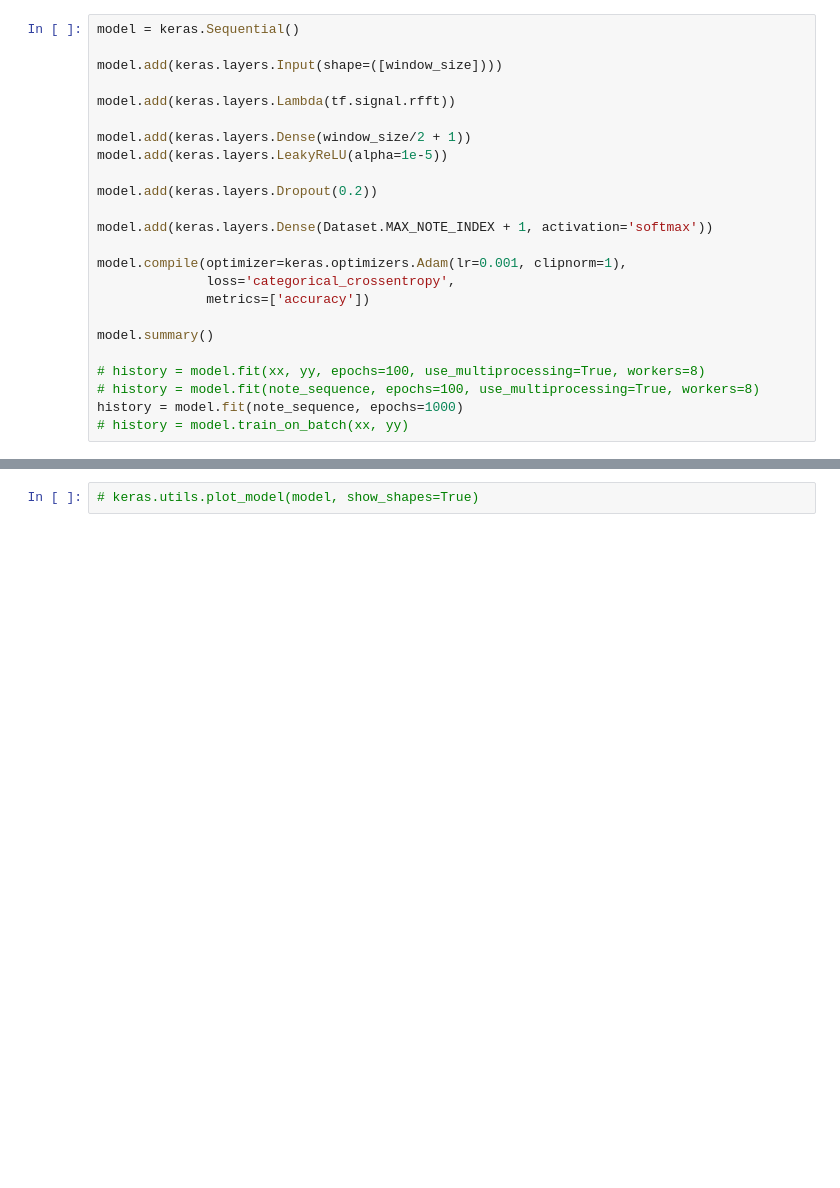
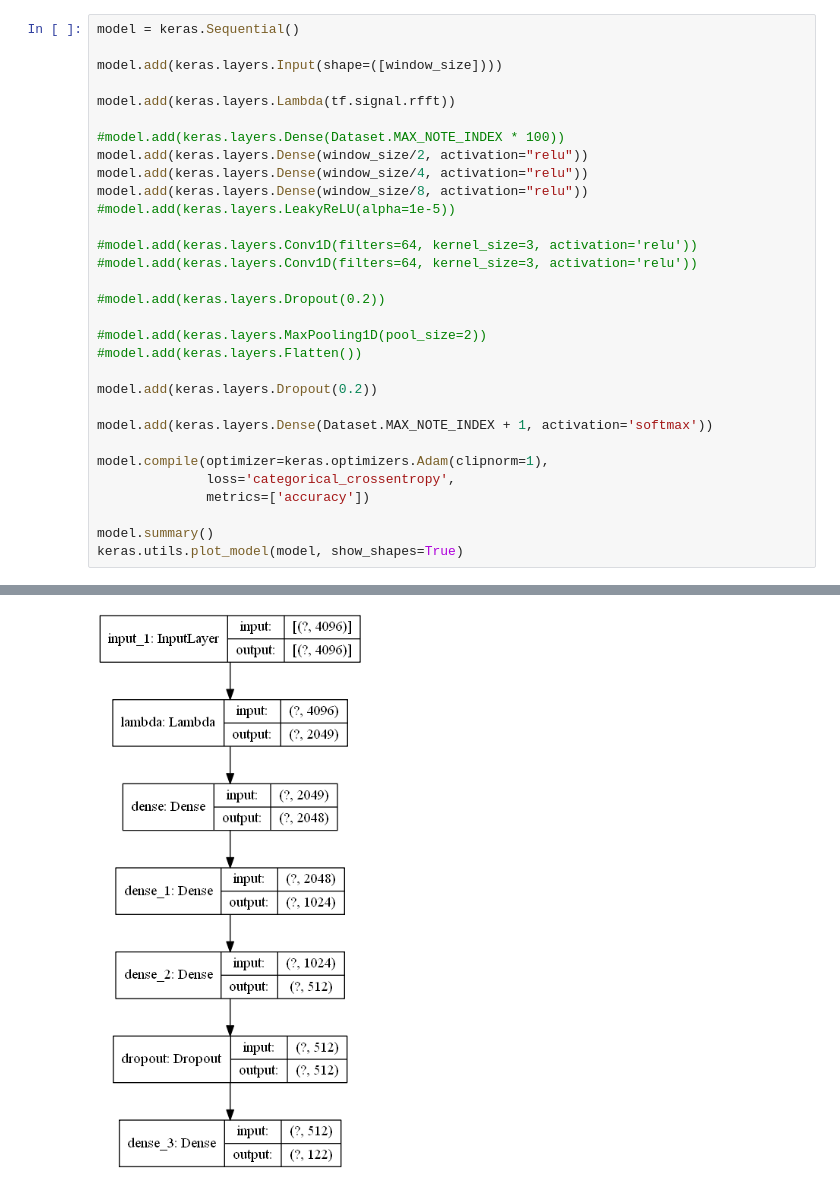
Before and after one commit to gavlock/100-days-of-code, a Jupyter notebook: machine-learning/piano/Model design.ipynb, the cells around one changed output, grey strips where cells are left out. Cells and saved outputs as stored; diff of their text form; blank space fills up the shorter version.

```diff
--- a/machine-learning/piano/Model design.ipynb
+++ b/machine-learning/piano/Model design.ipynb
@@ -50,21 +63,28 @@ model.add(keras.layers.Input(shape=([window_size])))
 
 model.add(keras.layers.Lambda(tf.signal.rfft))
 
-model.add(keras.layers.Dense(window_size/2 + 1))
-model.add(keras.layers.LeakyReLU(alpha=1e-5))
+#model.add(keras.layers.Dense(Dataset.MAX_NOTE_INDEX * 100))
+model.add(keras.layers.Dense(window_size/2, activation="relu"))
+model.add(keras.layers.Dense(window_size/4, activation="relu"))
+model.add(keras.layers.Dense(window_size/8, activation="relu"))
+#model.add(keras.layers.LeakyReLU(alpha=1e-5))
+
+#model.add(keras.layers.Conv1D(filters=64, kernel_size=3, activation='relu'))
+#model.add(keras.layers.Conv1D(filters=64, kernel_size=3, activation='relu'))
+
+#model.add(keras.layers.Dropout(0.2))
+
+#model.add(keras.layers.MaxPooling1D(pool_size=2))
+#model.add(keras.layers.Flatten())
 
 model.add(keras.layers.Dropout(0.2))
 
 model.add(keras.layers.Dense(Dataset.MAX_NOTE_INDEX + 1, activation='softmax'))
 
-model.compile(optimizer=keras.optimizers.Adam(lr=0.001, clipnorm=1),
+model.compile(optimizer=keras.optimizers.Adam(clipnorm=1),
               loss='categorical_crossentropy',
               metrics=['accuracy'])
 
 model.summary()
-
-# history = model.fit(xx, yy, epochs=100, use_multiprocessing=True, workers=8)
-# history = model.fit(note_sequence, epochs=100, use_multiprocessing=True, workers=8)
-history = model.fit(note_sequence, epochs=1000)
-# history = model.train_on_batch(xx, yy)
+keras.utils.plot_model(model, show_shapes=True)
 # %% [output]
@@ -88,2 +111 @@ Epoch 1000/1000
+[figure, added]
-# %%
-# keras.utils.plot_model(model, show_shapes=True)
```
Also changed, not shown: parts of 15 cells of this notebook.
